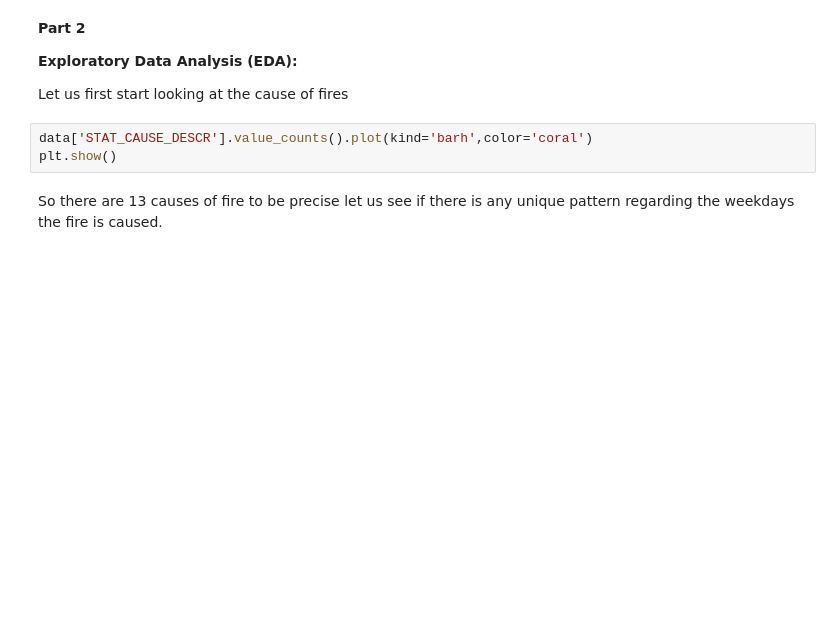
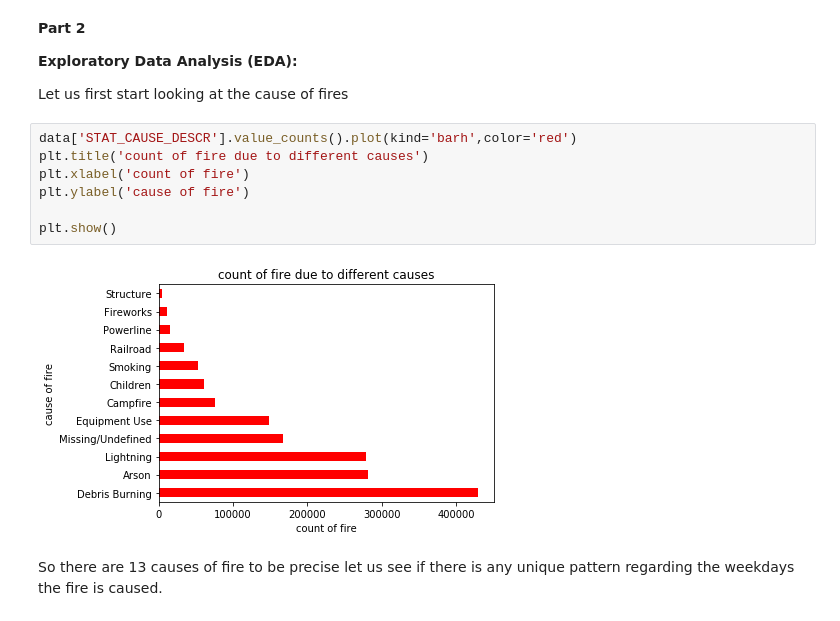
Before and after one commit to gurmanjit/https-github.com-gurmanjit-WildFires_St.Clair, a Jupyter notebook: 01 Apr Capstone (1).ipynb, the cells around one changed output. Saved outputs shown, nothing was run; the diff lists cells and outputs as text; blank space fills up the shorter version.

```diff
--- a/01 Apr Capstone (1).ipynb
+++ b/01 Apr Capstone (1).ipynb
@@ -59,8 +119,14 @@ data.to_csv(r'C:\Users\gurma\Desktop\capstone\Data_mod.csv', index = False)
 
 Let us first start looking at the cause of fires
 # %%
-data['STAT_CAUSE_DESCR'].value_counts().plot(kind='barh',color='coral')
+data['STAT_CAUSE_DESCR'].value_counts().plot(kind='barh',color='red')
+plt.title('count of fire due to different causes')
+plt.xlabel('count of fire')
+plt.ylabel('cause of fire')
+
 plt.show()
+# %% [output]
+[figure, added]
 # %% [markdown]
 So there are 13 causes of fire to be precise let us see if there is any unique pattern regarding the weekdays the fire is caused.
 # %%
```
Also changed, not shown: parts of 35 cells of this notebook, 1 other file.
